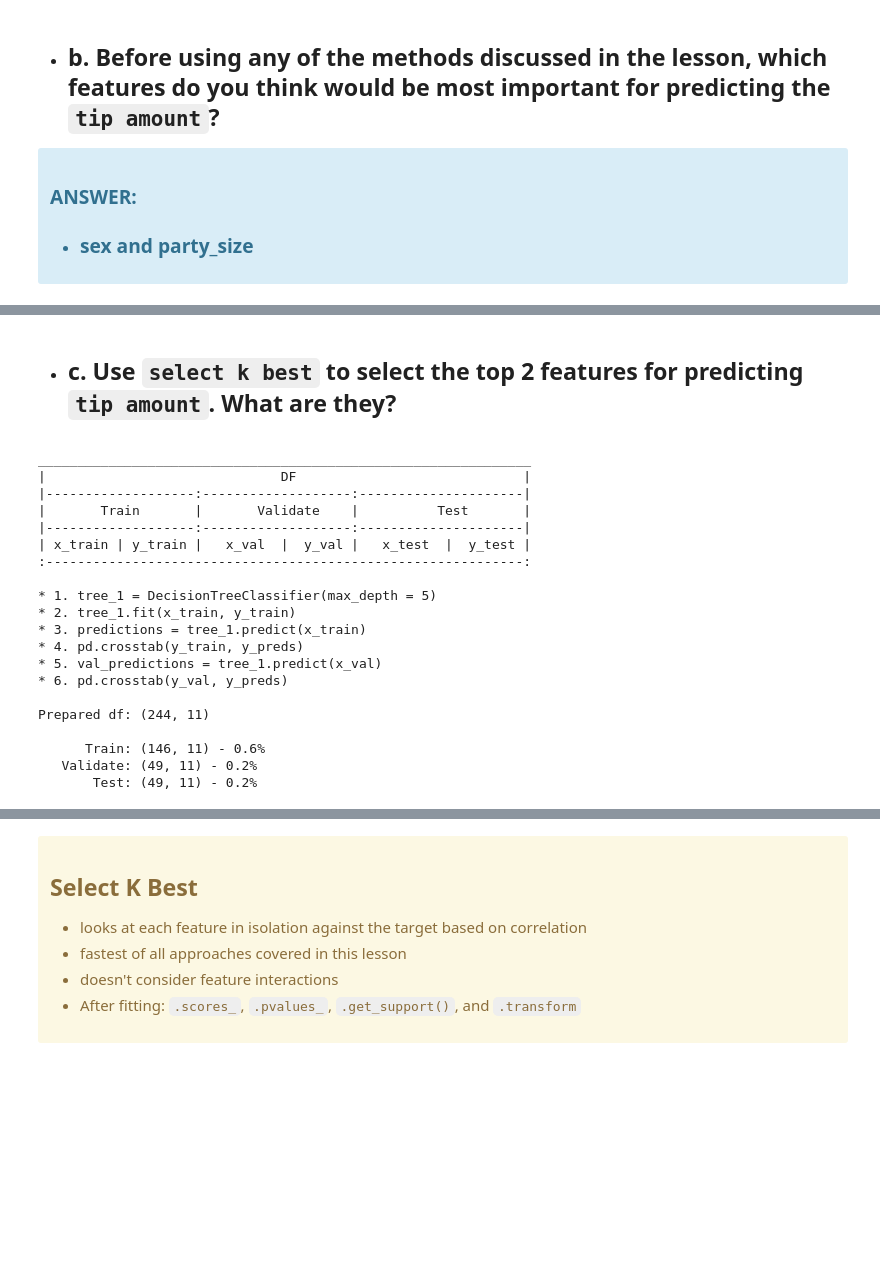
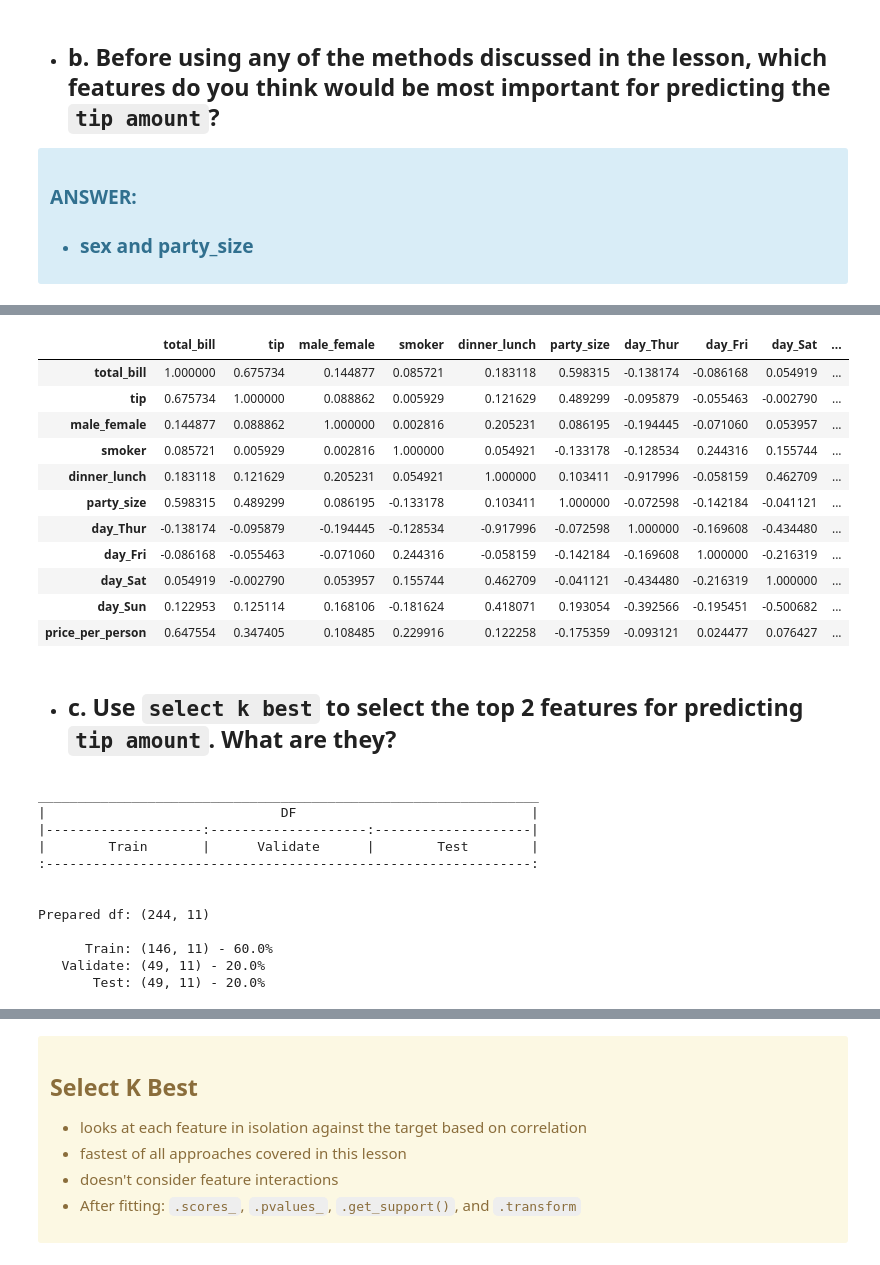
Before and after one commit to QMCBT-JustinEvans/regression-exercises, a Jupyter notebook: feature_engineering.ipynb, the cells around one changed output, grey strips where cells are left out. Drawn from its saved outputs; the diff is of its cells as text; code cells hidden in the pictures; blank space fills up the shorter version.

````diff
--- a/feature_engineering.ipynb
+++ b/feature_engineering.ipynb
@@ -295,2 +295,17 @@ df
+# %%
+df.corr()
+# %% [output]
+|  | total_bill | tip | male_female | smoker | dinner_lunch | party_size | day_Thur | day_Fri | day_Sat | ... |
+| total_bill | 1.000000 | 0.675734 | 0.144877 | 0.085721 | 0.183118 | 0.598315 | -0.138174 | -0.086168 | 0.054919 | ... |
+| tip | 0.675734 | 1.000000 | 0.088862 | 0.005929 | 0.121629 | 0.489299 | -0.095879 | -0.055463 | -0.002790 | ... |
+| male_female | 0.144877 | 0.088862 | 1.000000 | 0.002816 | 0.205231 | 0.086195 | -0.194445 | -0.071060 | 0.053957 | ... |
+| smoker | 0.085721 | 0.005929 | 0.002816 | 1.000000 | 0.054921 | -0.133178 | -0.128534 | 0.244316 | 0.155744 | ... |
+| dinner_lunch | 0.183118 | 0.121629 | 0.205231 | 0.054921 | 1.000000 | 0.103411 | -0.917996 | -0.058159 | 0.462709 | ... |
+| party_size | 0.598315 | 0.489299 | 0.086195 | -0.133178 | 0.103411 | 1.000000 | -0.072598 | -0.142184 | -0.041121 | ... |
+| day_Thur | -0.138174 | -0.095879 | -0.194445 | -0.128534 | -0.917996 | -0.072598 | 1.000000 | -0.169608 | -0.434480 | ... |
+| day_Fri | -0.086168 | -0.055463 | -0.071060 | 0.244316 | -0.058159 | -0.142184 | -0.169608 | 1.000000 | -0.216319 | ... |
+| day_Sat | 0.054919 | -0.002790 | 0.053957 | 0.155744 | 0.462709 | -0.041121 | -0.434480 | -0.216319 | 1.000000 | ... |
+| day_Sun | 0.122953 | 0.125114 | 0.168106 | -0.181624 | 0.418071 | 0.193054 | -0.392566 | -0.195451 | -0.500682 | ... |
+| price_per_person | 0.647554 | 0.347405 | 0.108485 | 0.229916 | 0.122258 | -0.175359 | -0.093121 | 0.024477 | 0.076427 | ... |
 # %% [markdown]
 * ## c. Use ```select k best``` to select the top 2 features for predicting ```tip amount```. What are they?
@@ -344,26 +312,18 @@ def split(df):
 # %%
-train, validate, test = split(df)
+train, validate, test = w.split(df)
 # %% [output]
-_______________________________________________________________
-|                              DF                             |
-|-------------------:-------------------:---------------------|
-|       Train       |       Validate    |          Test       |
-|-------------------:-------------------:---------------------|
-| x_train | y_train |   x_val  |  y_val |   x_test  |  y_test |
-:-------------------------------------------------------------:
+________________________________________________________________
+|                              DF                              |
+|--------------------:--------------------:--------------------|
+|        Train       |      Validate      |        Test        |
+:--------------------------------------------------------------:
 
-* 1. tree_1 = DecisionTreeClassifier(max_depth = 5)
-* 2. tree_1.fit(x_train, y_train)
-* 3. predictions = tree_1.predict(x_train)
-* 4. pd.crosstab(y_train, y_preds)
-* 5. val_predictions = tree_1.predict(x_val)
-* 6. pd.crosstab(y_val, y_preds)
 
 Prepared df: (244, 11)
 
-      Train: (146, 11) - 0.6%
-   Validate: (49, 11) - 0.2%
-       Test: (49, 11) - 0.2%
+      Train: (146, 11) - 60.0%
+   Validate: (49, 11) - 20.0%
+       Test: (49, 11) - 20.0%
 # %%
 train.head().T
 # %% [output]
````
Also changed, not shown: parts of 37 cells of this notebook, 3 other files.
